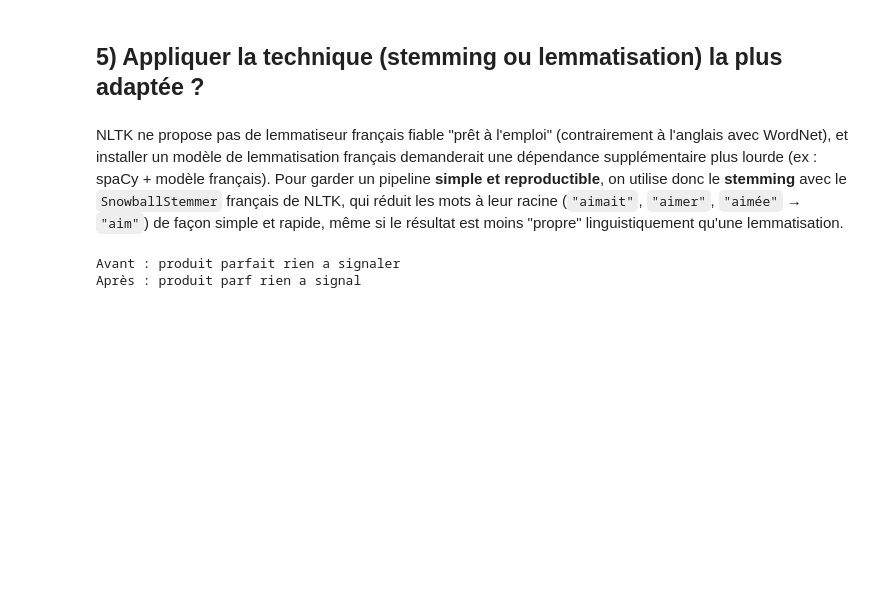
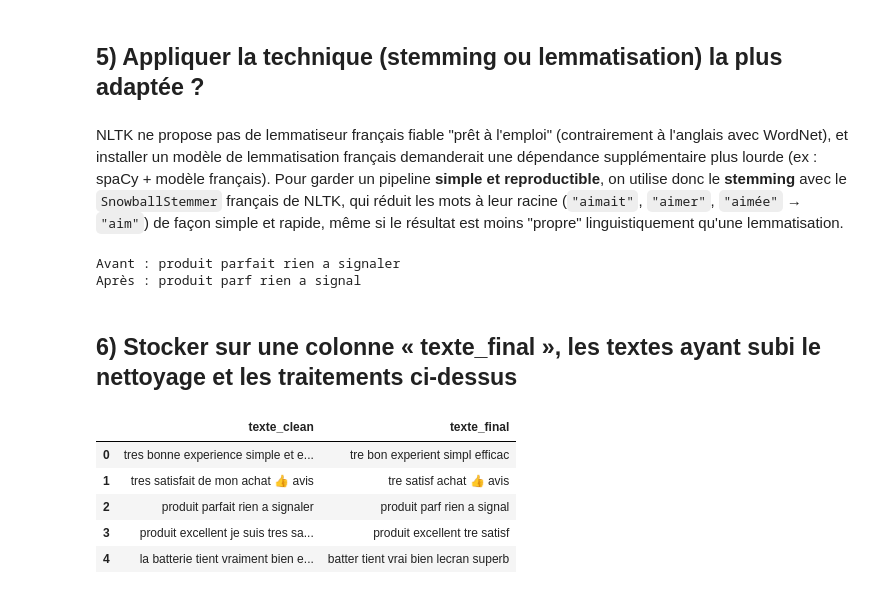
Before and after one commit to Damstat/atelier_prepa_donnees_textuelles, a Jupyter notebook: notebooks/atelier_prepa_donnees_textuelles.ipynb, the cells around one changed output. Cells and saved outputs as stored; diff of their text form; code cells hidden in the pictures; blank space fills up the shorter version.

Commit message:
P4.6: Creation de la colonne texte_final

```diff
--- a/notebooks/atelier_prepa_donnees_textuelles.ipynb
+++ b/notebooks/atelier_prepa_donnees_textuelles.ipynb
@@ -589,3 +589,15 @@ print("Après :", normaliser_texte(exemple))
 # %% [output]
 Avant : produit parfait rien a signaler
 Après : produit parf rien a signal
+# %% [markdown]
+## 6) Stocker sur une colonne « texte_final », les textes ayant subi le nettoyage et les traitements ci-dessus
+# %%
+df["texte_final"] = df["texte_clean"].apply(normaliser_texte)
+df[["texte_clean", "texte_final"]].head()
+# %% [output]
+|  | texte_clean | texte_final |
+| 0 | tres bonne experience simple et e... | tre bon experient simpl efficac |
+| 1 | tres satisfait de mon achat 👍 avis | tre satisf achat 👍 avis |
+| 2 | produit parfait rien a signaler | produit parf rien a signal |
+| 3 | produit excellent je suis tres sa... | produit excellent tre satisf |
+| 4 | la batterie tient vraiment bien e... | batter tient vrai bien lecran superb |
```
